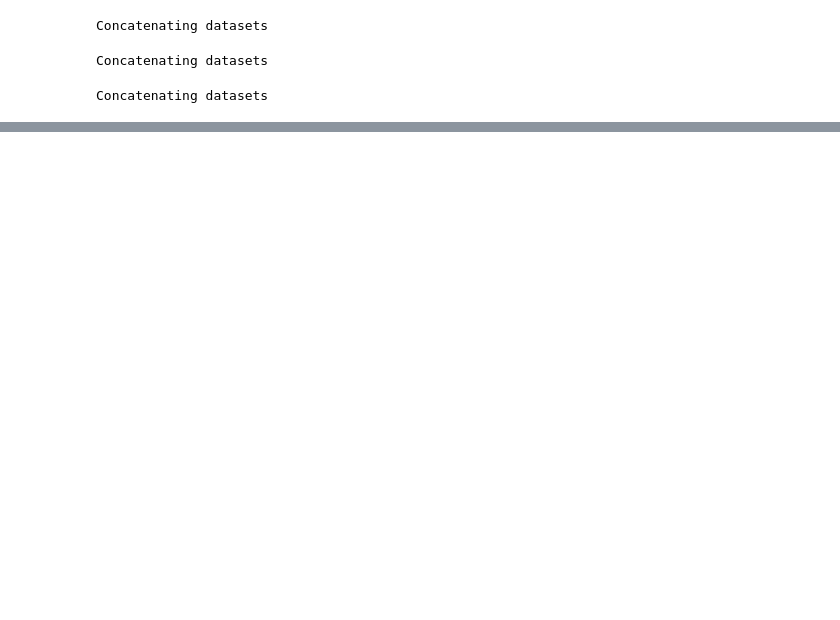
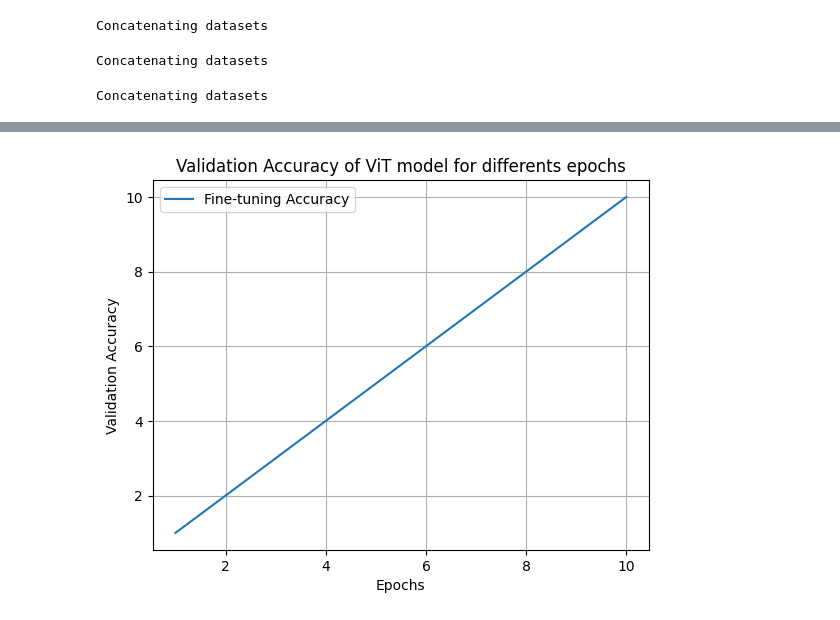
Before and after one commit to LucasColas/CNN-vs-ViT, a Jupyter notebook: ViT.ipynb, the cells around one changed output, grey strips where cells are left out. Drawn from its saved outputs; the diff is of its cells as text; code cells hidden in the pictures; blank space fills up the shorter version.

Commit message:
Vit notebook ready to fine-tune over multiple epochs

```diff
--- a/ViT.ipynb
+++ b/ViT.ipynb
@@ -507,12 +492,2 @@ trainig_arguments = TrainingArguments(
 # %%
 os.environ["WANDB_DISABLED"] = "true"
-# %%
-trainer = Trainer(
-    model=model,
-    args=trainig_arguments,
-    train_dataset=train_dataset,
-    eval_dataset=val_dataset,
-    compute_metrics=compute_metrics,
-)
-
-train_results = trainer.train()
@@ -555,0 +574,10 @@ Fine-tuning Top-5 Accuracy on test dataset: 99.75%
+# %%
+plt.plot(num_epochs, eval_accuracy, label = "Fine-tuning Accuracy")
+plt.ylabel('Validation Accuracy (%)')
+plt.xlabel('Epochs')
+plt.title('Validation Accuracy of ViT model for differents epochs')
+plt.legend()
+plt.grid()
+plt.show()
+# %% [output]
+[figure, added]
```
Also changed, not shown: parts of 10 cells of this notebook.
